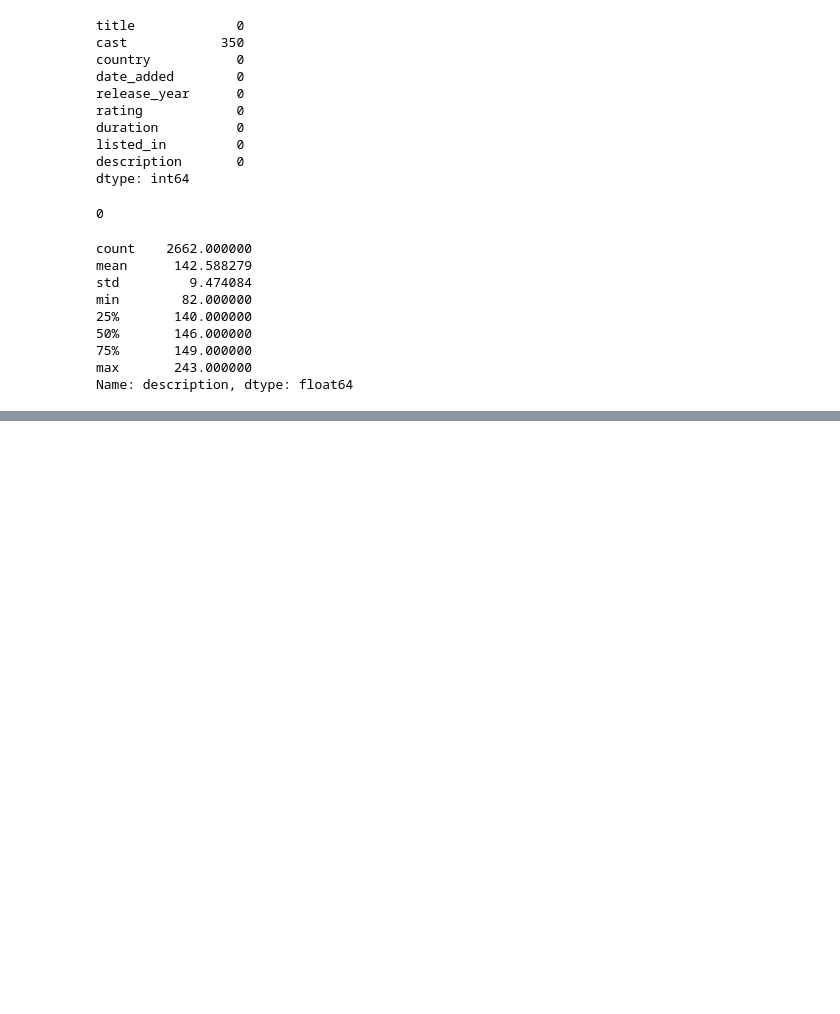
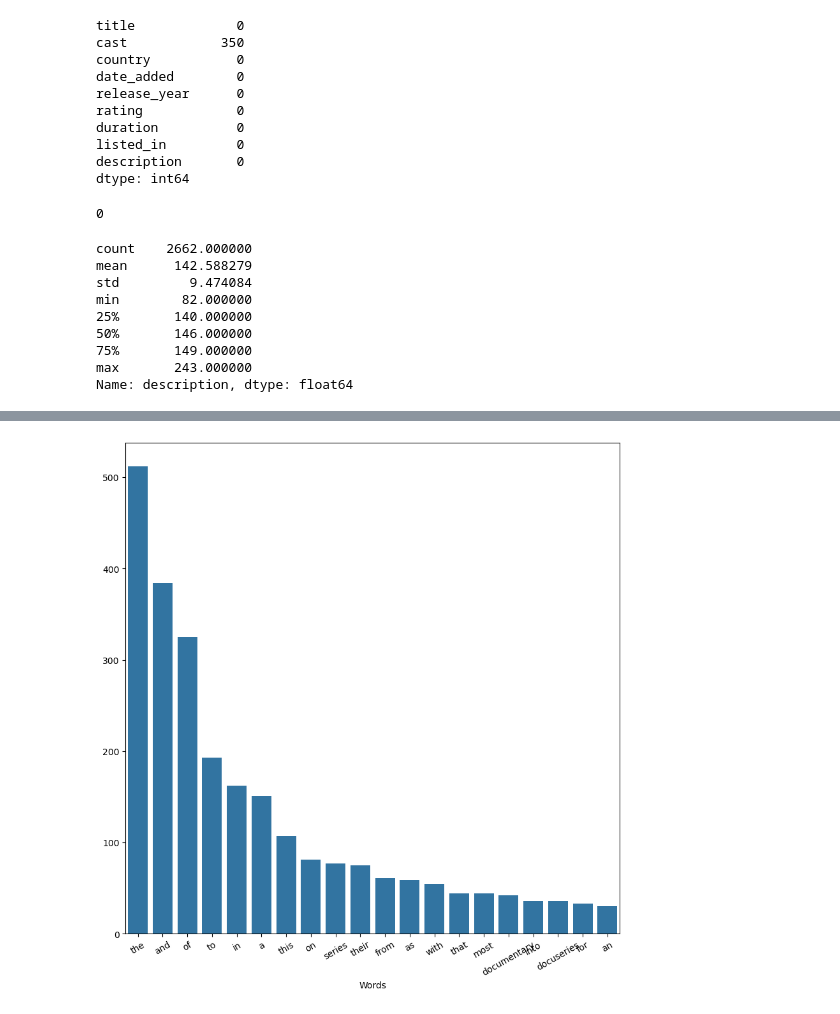
Before and after one commit to dscarb21/ML_Final-Project_DIS-S24, a Jupyter notebook: data.ipynb, the cells around one changed output, grey strips where cells are left out. Cells and saved outputs as stored; diff of their text form; code cells hidden in the pictures; blank space fills up the shorter version.

Commit message:
visualizations

```diff
--- a/data.ipynb
+++ b/data.ipynb
@@ -60,0 +74,30 @@ Name: description, dtype: float64
+# %%
+# making a function to create frequency distributions of words - code from https://dariuslfuller.medium.com/creating-visuals-with-nltks-freqdist-ac4e667e49f3
+
+def frequencyDist(words):
+    FreqDist(words)
+
+    ## Creating FreqDist for whole BoW, keeping the 20 most common tokens
+    all_fdist = FreqDist(words).most_common(20)
+
+    ## Conversion to Pandas series via Python Dictionary for easier plotting
+    all_fdist = pd.Series(dict(all_fdist))
+
+    ## Setting figure, ax into variables
+    fig, ax = plt.subplots(figsize=(10,10))
+
+    ## Seaborn plotting using Pandas attributes + xtick rotation for ease of viewing
+    all_plot = sns.barplot(x=all_fdist.index, y=all_fdist.values, ax=ax)
+    all_plot.set(xlabel ="Words")
+    plt.xticks(rotation=30);
+# %%
+# making a frequency distribution for all the words in the descriptions of docuseries
+words = ""
+for index in range(df.shape[0]):
+    if "Docuseries" in df.loc[index][7]:
+        words += df.loc[index][8]
+words = words.split()
+
+frequencyDist(words)
+# %% [output]
+[figure, added]
```
Also changed, not shown: parts of 5 cells of this notebook.
